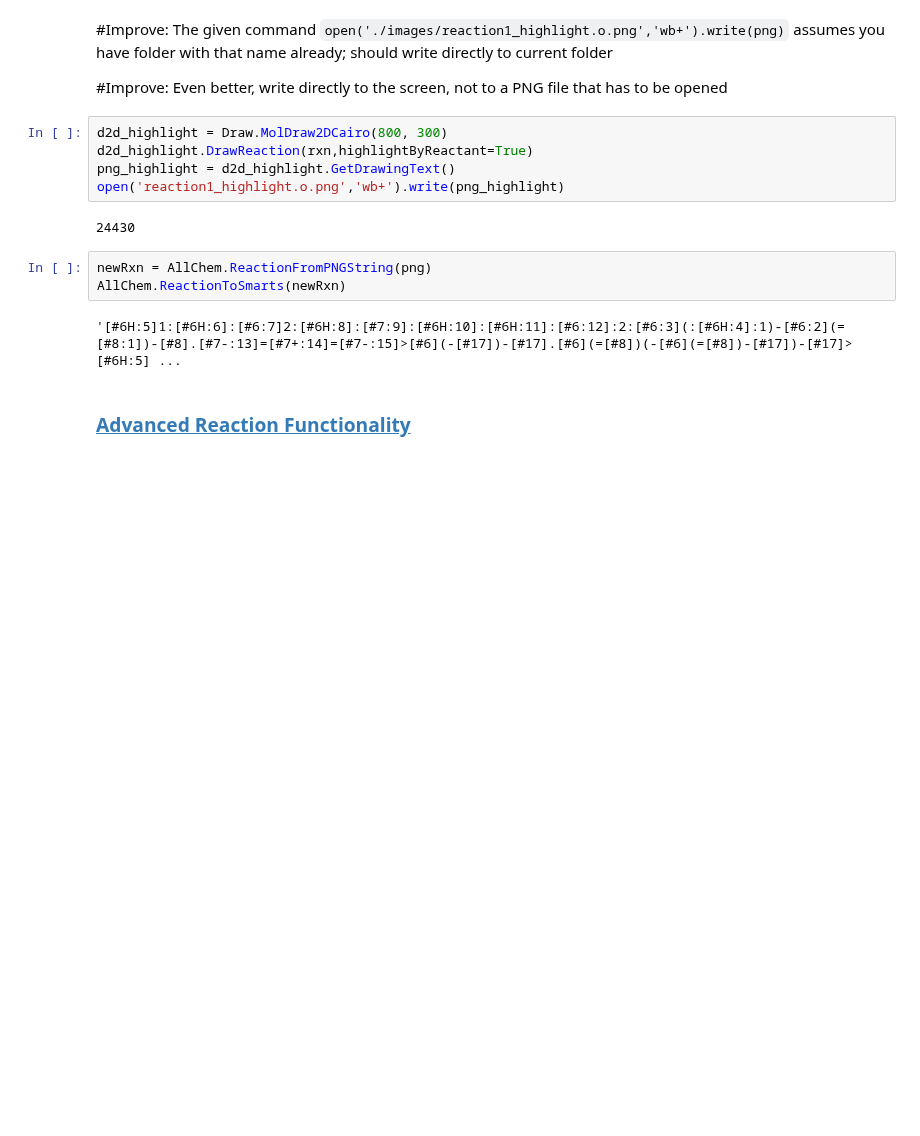
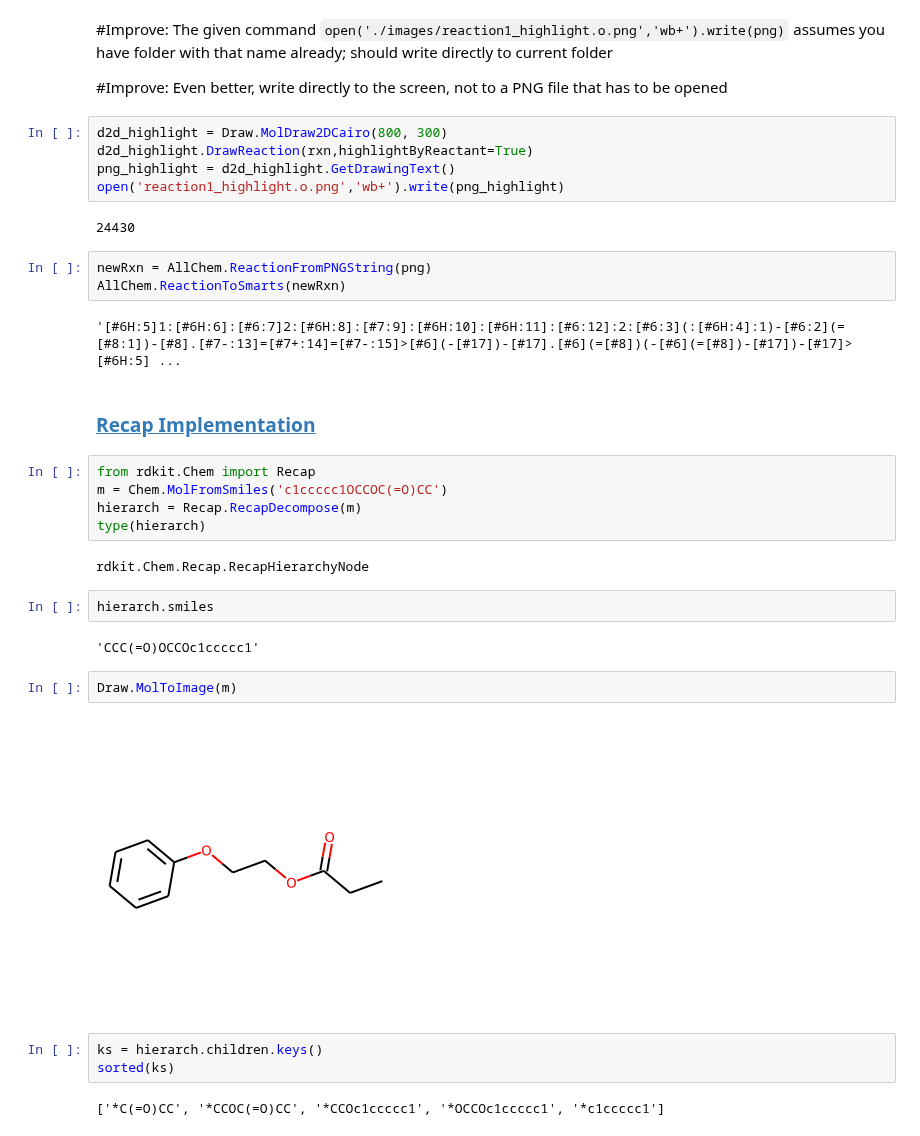
Before and after one commit to bertiewooster/RDKit-playing, a Jupyter notebook: tutorial_examples.ipynb, the cells around one changed output. Drawn from its saved outputs; the diff is of its cells as text; blank space fills up the shorter version.

Commit message:
Creating tree for recap

```diff
--- a/tutorial_examples.ipynb
+++ b/tutorial_examples.ipynb
@@ -315,4 +315,24 @@ AllChem.ReactionToSmarts(newRxn)
 # %% [output]
 '[#6H:5]1:[#6H:6]:[#6:7]2:[#6H:8]:[#7:9]:[#6H:10]:[#6H:11]:[#6:12]:2:[#6:3](:[#6H:4]:1)-[#6:2](=[#8:1])-[#8].[#7-:13]=[#7+:14]=[#7-:15]>[#6](-[#17])-[#17].[#6](=[#8])(-[#6](=[#8])-[#17])-[#17]>[#6H:5] ...
 # %% [markdown]
-### [Advanced Reaction Functionality](https://www.rdkit.org/docs/GettingStartedInPython.html#advanced-reaction-functionality)
+### [Recap Implementation](https://www.rdkit.org/docs/GettingStartedInPython.html#recap-implementation)
+# %%
+from rdkit.Chem import Recap
+m = Chem.MolFromSmiles('c1ccccc1OCCOC(=O)CC')
+hierarch = Recap.RecapDecompose(m)
+type(hierarch)
+# %% [output]
+rdkit.Chem.Recap.RecapHierarchyNode
+# %%
+hierarch.smiles
+# %% [output]
+'CCC(=O)OCCOc1ccccc1'
+# %%
+Draw.MolToImage(m)
+# %% [output]
+[figure, added]
+# %%
+ks = hierarch.children.keys()
+sorted(ks)
+# %% [output]
+['*C(=O)CC', '*CCOC(=O)CC', '*CCOc1ccccc1', '*OCCOc1ccccc1', '*c1ccccc1']
```
Also changed, not shown: parts of 8 cells of this notebook, 2 other files.
